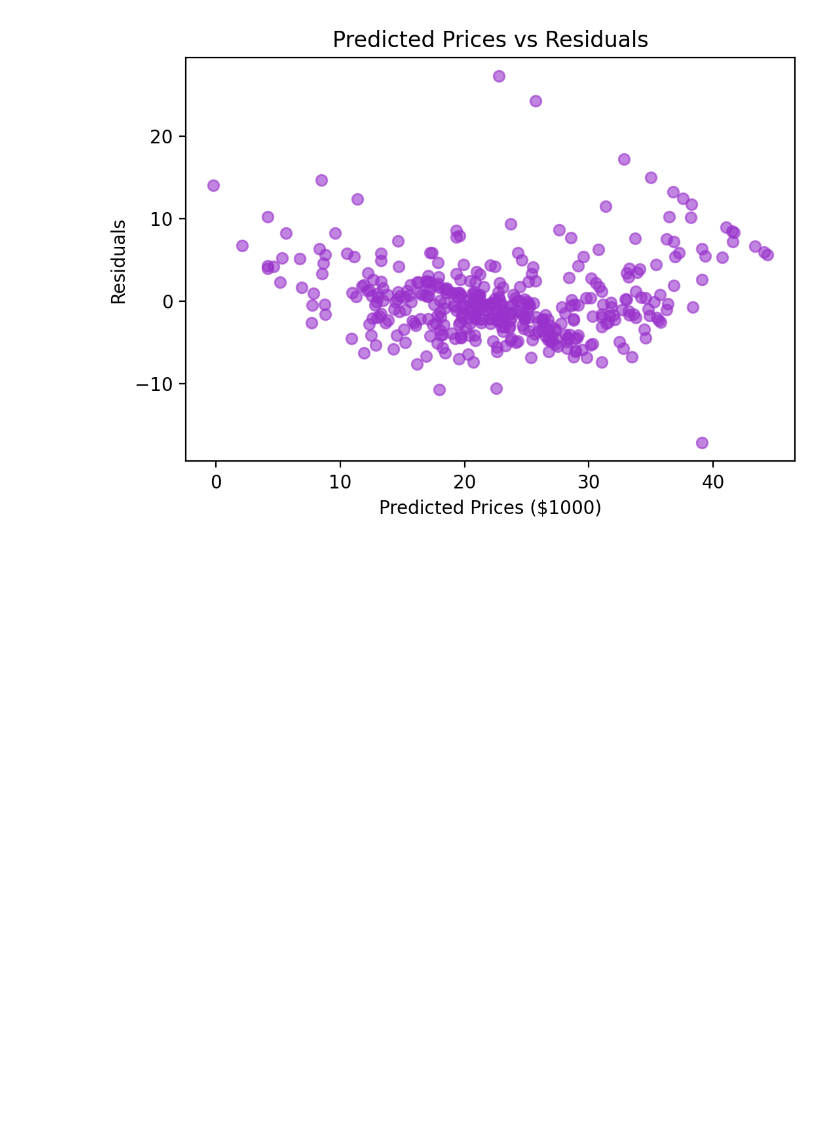
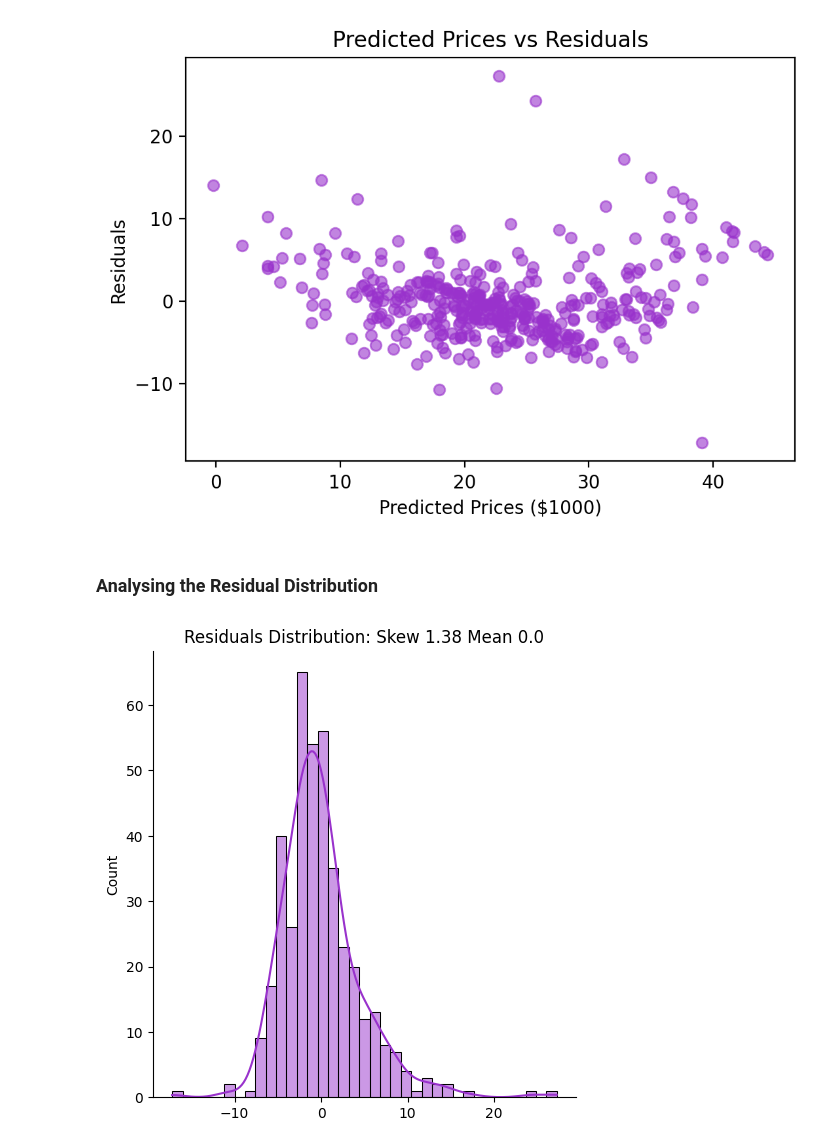
Before and after one commit to DejusDevspace/house-price-prediction, a Jupyter notebook: house_price.ipynb, the cells around one changed output. Drawn from its saved outputs; the diff is of its cells as text; code cells hidden in the pictures; blank space fills up the shorter version.

```diff
--- a/house_price.ipynb
+++ b/house_price.ipynb
@@ -450,3 +451,20 @@ plt.ylabel('Residuals')
 plt.show()
 # %% [output]
 [figure]
+# %% [markdown]
+### Analysing the Residual Distribution
+# %%
+# Getting the mean and skew of the residuals
+resid_mean = round(residuals.mean(), 2)
+resid_skew = round(skew(residuals), 2)
+# %%
+sns.displot(
+    residuals,
+    kde=True,
+    color='darkorchid'
+)
+
+plt.title('Residuals Distribution: Skew {} Mean {}'.format(resid_skew, resid_mean))
+plt.show()
+# %% [output]
+[figure, added]
```
Also changed, not shown: parts of 13 cells of this notebook.
